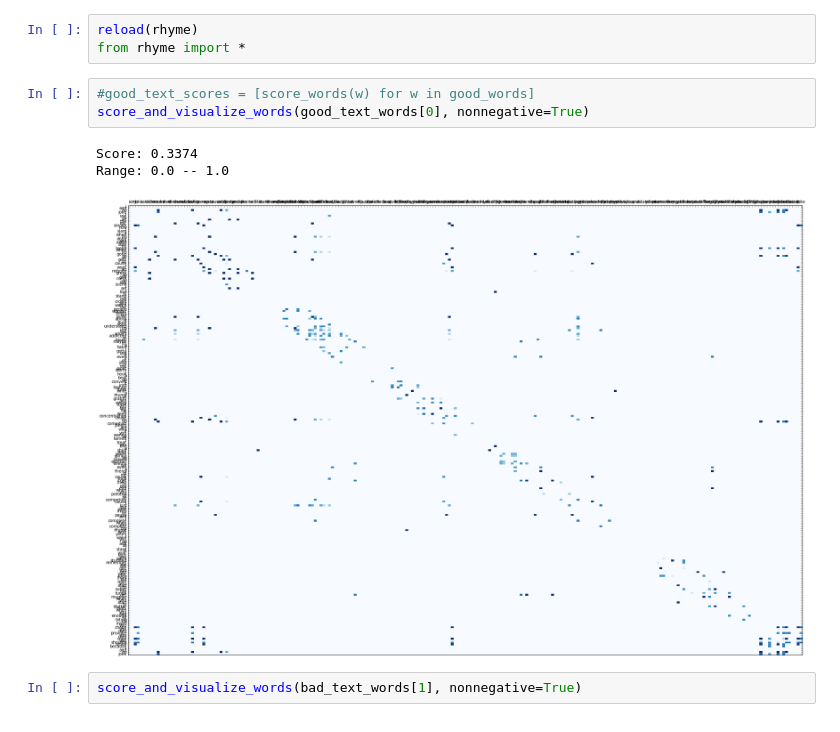
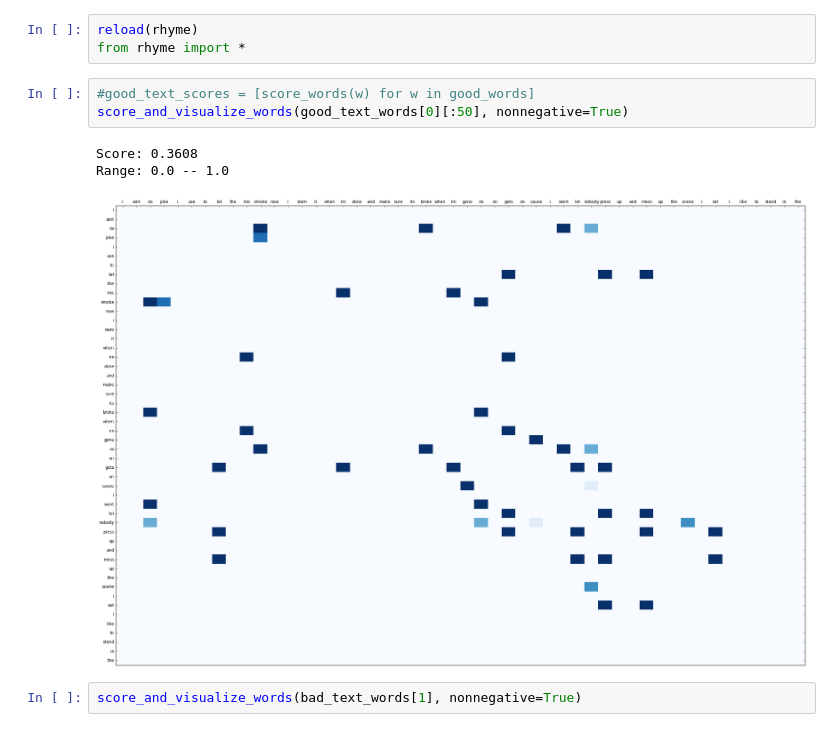
Before and after one commit to hajicj/HAMR_2016, a Jupyter notebook: server-side/rhyme_scores.ipynb, the cells around one changed output. Cells and saved outputs as stored; diff of their text form.

```diff
--- a/server-side/rhyme_scores.ipynb
+++ b/server-side/rhyme_scores.ipynb
@@ -141,11 +141,11 @@ reload(rhyme)
 from rhyme import *
 # %%
 #good_text_scores = [score_words(w) for w in good_words]
-score_and_visualize_words(good_text_words[0], nonnegative=True)
+score_and_visualize_words(good_text_words[0][:50], nonnegative=True)
 # %% [output]
-Score: 0.3374
+Score: 0.3608
 Range: 0.0 -- 1.0
-[figure, old version]
+[figure, new version]
 # %%
 score_and_visualize_words(bad_text_words[1], nonnegative=True)
 # %% [output]
```
Also changed, not shown: parts of 5 cells of this notebook, 1 other file.
